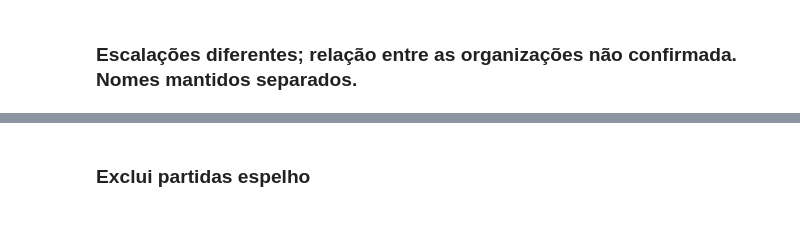
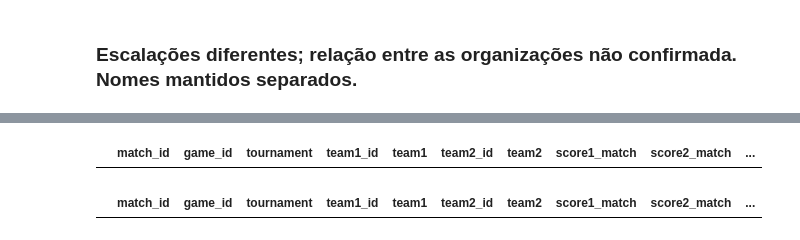
Before and after one commit to Frperoger/Predict-do-major, a Jupyter notebook: EDA.ipynb, the cells around one changed output, grey strips where cells are left out. Saved outputs shown, nothing was run; the diff lists cells and outputs as text; code cells hidden in the pictures.

```diff
--- a/EDA.ipynb
+++ b/EDA.ipynb
@@ -380,5 +375,19 @@ df_matches[df_matches['match_id']==7298940]
 | 2707 | 7298940 | 153266.0 | PGL Astana 2026. Закрытая европей... | 289666 | Lavked | 289667 | 100 Thieves | 1.0 | 2.0 | ... |
 | 2708 | 7298940 | 153267.0 | PGL Astana 2026. Закрытая европей... | 289666 | Lavked | 289667 | 100 Thieves | 1.0 | 2.0 | ... |
 | 2709 | 7298940 | 153268.0 | PGL Astana 2026. Закрытая европей... | 289666 | Lavked | 289667 | 100 Thieves | 1.0 | 2.0 | ... |
-# %% [markdown]
-### Exclui partidas espelho
+# %%
+excluir = (
+    (df_matches['match_id'] == 7298940)
+    & (df_matches['is_total'] == True)
+    & (df_matches['tournament'] == 'PGL Astana 2026. Closed European Qualifier')
+)
+excluir2 = (
+    (df_matches['match_id'] == 7287899)
+    & (df_matches['is_total'] == True)
+    & (df_matches['tournament'] == 'PGL Astana 2026. Closed European Qualifier')
+)
+
+display(df_matches.loc[excluir],df_matches.loc[excluir2])
+# %% [output]
+|  | match_id | game_id | tournament | team1_id | team1 | team2_id | team2 | score1_match | score2_match | ... |
+|  | match_id | game_id | tournament | team1_id | team1 | team2_id | team2 | score1_match | score2_match | ... |
```
Also changed, not shown: parts of 3 cells of this notebook.
